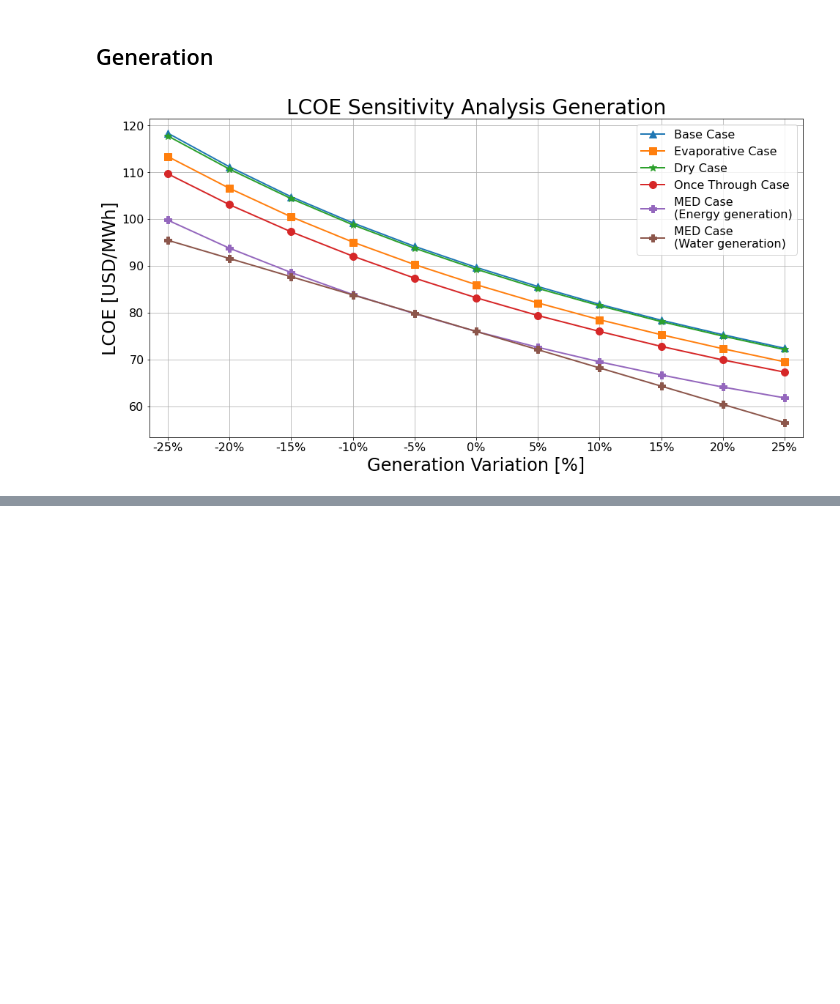
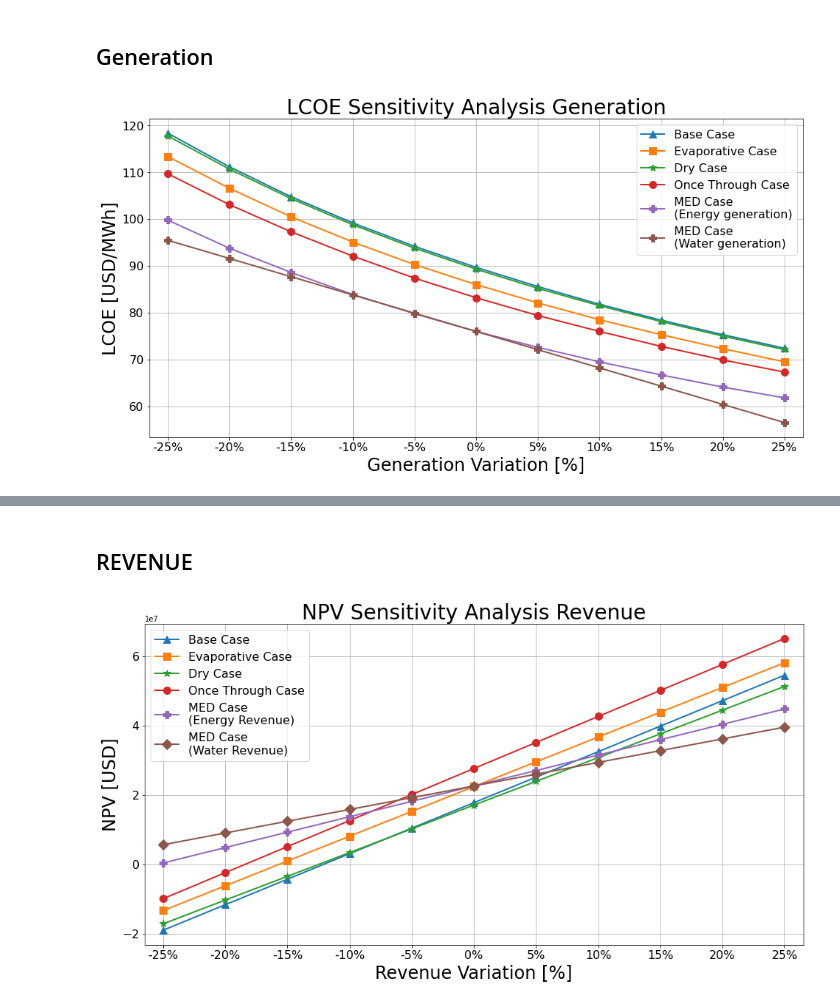
Before and after one commit to georgegacitua/CSP_data, a Jupyter notebook: CSP_analysis.ipynb, the cells around one changed output, grey strips where cells are left out. Cells and saved outputs as stored; diff of their text form; code cells hidden in the pictures; blank space fills up the shorter version.

```diff
--- a/CSP_analysis.ipynb
+++ b/CSP_analysis.ipynb
@@ -88,7 +88,7 @@ med_energy_lcoe = [99.8, 93.8, 88.6, 83.9, 79.8, 76.0, 72.6, 69.5, 66.7, 64.1, 6
 ##NPV
 med_wcapex_npv = [24589644, 24198777, 23807909, 23417041, 23026174, 22635306,
                   22244439, 21853571, 21462703, 21071836, 20680968]
-med_wrevenue_npv = [5678920, 9070198, 12461475, 15852752, 19244029, 22635306,
+med_water_npv = [5678920, 9070198, 12461475, 15852752, 19244029, 22635306,
                     26026583, 29417861, 32809138, 36200415, 39591692]
 ##LCOE
 med_wcapex_lcoe = [73.8, 74.2, 74.7, 75.1, 75.6, 76.0, 76.5, 76.9, 77.4, 77.8, 78.3]
@@ -365,0 +433,34 @@ plt.show()
+# %% [markdown]
+## REVENUE
+# %%
+#Graph
+plt.figure(figsize=(16, 8)) #Image Size
+plt.plot(var, base_revenue_npv, ls= '-', lw= 2, marker= '^', ms= 10,
+         label= 'Base Case')
+plt.plot(var, eva_revenue_npv, ls= '-', lw= 2, marker= 's', ms= 10,
+         label= 'Evaporative Case')
+plt.plot(var, dry_revenue_npv, ls= '-', lw= 2, marker= '*', ms= 10,
+         label= 'Dry Case')
+plt.plot(var, ot_revenue_npv, ls= '-', lw= 2, marker= 'o', ms= 10,
+         label= 'Once Through Case')
+plt.plot(var, med_revenue_npv, ls= '-', lw= 2, marker= 'P', ms= 10,
+         label= 'MED Case \n(Energy Revenue)')
+plt.plot(var, med_water_npv, ls= '-', lw= 2, marker= 'D', ms= 10,
+         label= 'MED Case \n(Water Revenue)')
+
+#plt.plot([-1, 11], [17106067, 17106067], ls= '--', lw= 2)
+plt.yticks( fontsize= 16)
+plt.xticks(fontsize= 16)
+plt.xlabel(r'Revenue Variation [%]', fontsize=24)
+plt.ylabel(r'NPV [USD]', fontsize=24)
+plt.title("NPV Sensitivity Analysis Revenue", fontsize=28)
+plt.xlim(-.3, 10.3)
+#plt.ylim(0, 110)
+plt.legend(fontsize= 16)
+plt.grid()
+
+#Save figure
+plt.savefig('npv_revenue.png', format='png', bbox_inches='tight')
+plt.show()
+# %% [output]
+[figure, added]
```
Also changed, not shown: parts of 8 cells of this notebook, 4 other files.
